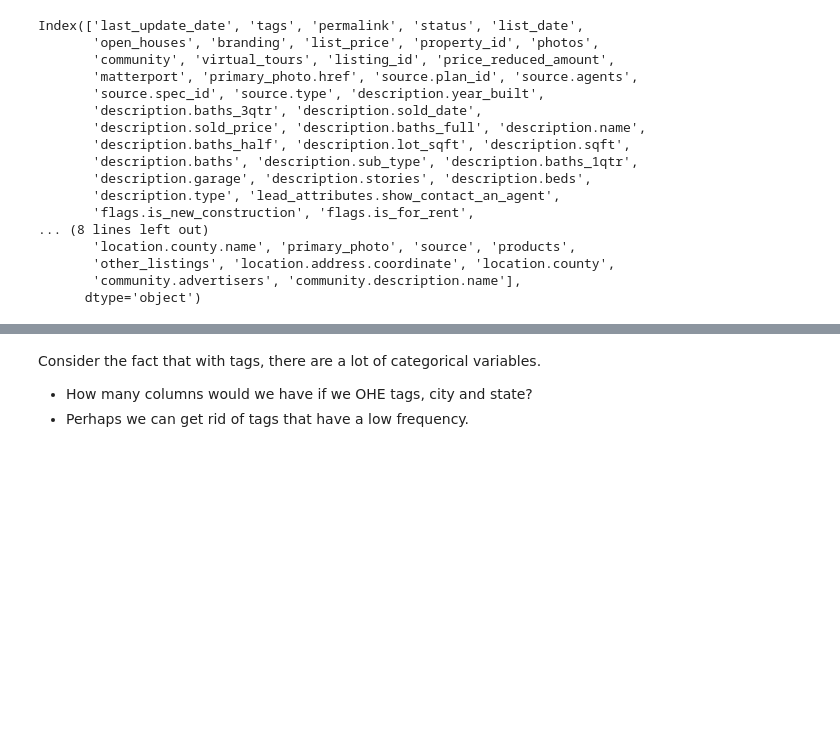
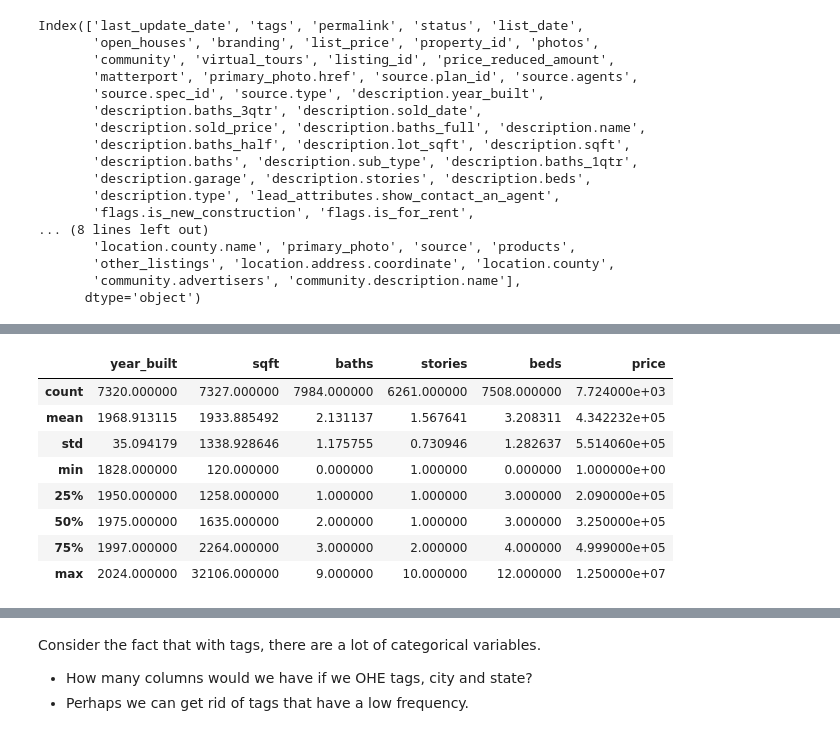
Before and after one commit to imarri01/SupervisedLearning_ML, a Jupyter notebook: notebooks/1 - EDA.ipynb, the cells around one changed output, grey strips where cells are left out. Saved outputs shown, nothing was run; the diff lists cells and outputs as text; code cells hidden in the pictures; blank space fills up the shorter version.

```diff
--- a/notebooks/1 - EDA.ipynb
+++ b/notebooks/1 - EDA.ipynb
@@ -103,0 +117,12 @@ dataframe.to_csv('../data/raw_mergeddf_data.csv')
+# %%
+dataframe.describe()
+# %% [output]
+|  | year_built | sqft | baths | stories | beds | price |
+| count | 7320.000000 | 7327.000000 | 7984.000000 | 6261.000000 | 7508.000000 | 7.724000e+03 |
+| mean | 1968.913115 | 1933.885492 | 2.131137 | 1.567641 | 3.208311 | 4.342232e+05 |
+| std | 35.094179 | 1338.928646 | 1.175755 | 0.730946 | 1.282637 | 5.514060e+05 |
+| min | 1828.000000 | 120.000000 | 0.000000 | 1.000000 | 0.000000 | 1.000000e+00 |
+| 25% | 1950.000000 | 1258.000000 | 1.000000 | 1.000000 | 3.000000 | 2.090000e+05 |
+| 50% | 1975.000000 | 1635.000000 | 2.000000 | 1.000000 | 3.000000 | 3.250000e+05 |
+| 75% | 1997.000000 | 2264.000000 | 3.000000 | 2.000000 | 4.000000 | 4.999000e+05 |
+| max | 2024.000000 | 32106.000000 | 9.000000 | 10.000000 | 12.000000 | 1.250000e+07 |
```
Also changed, not shown: parts of 13 cells of this notebook.
